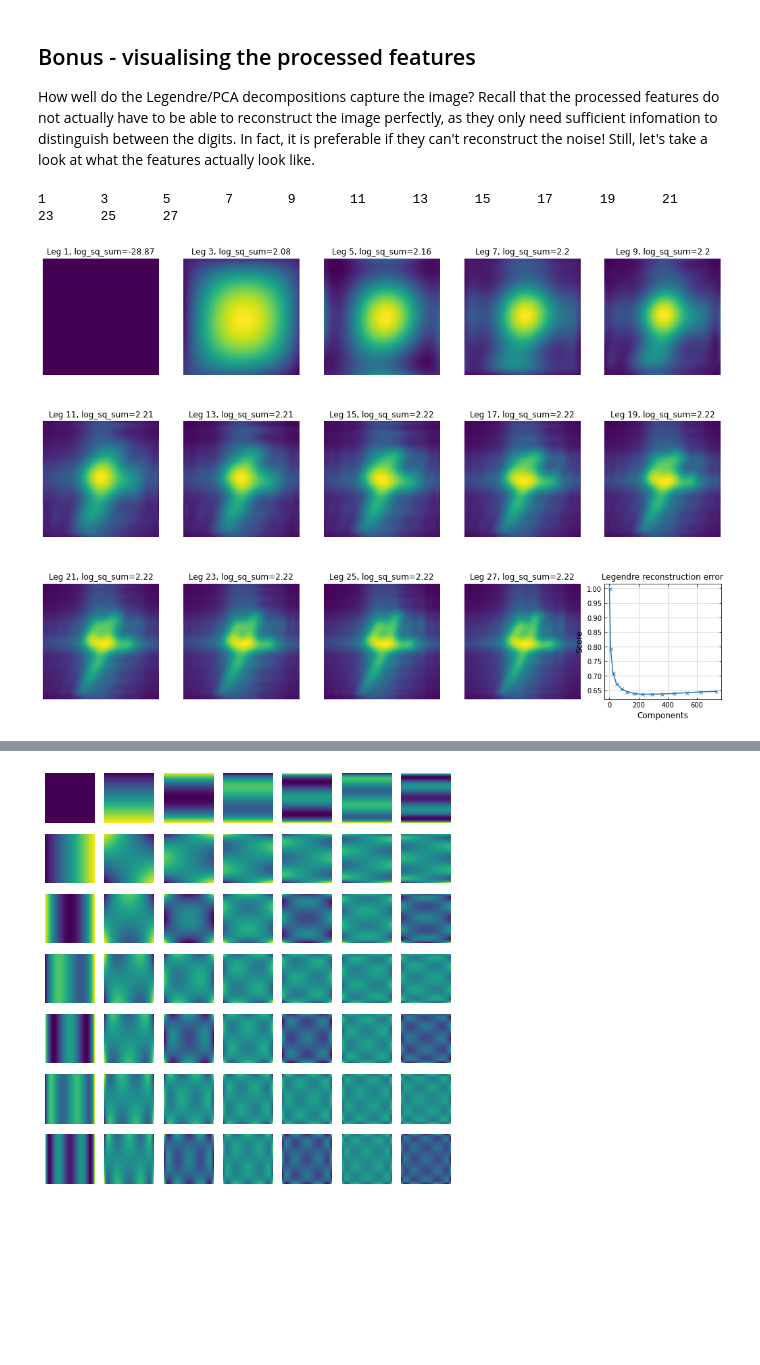
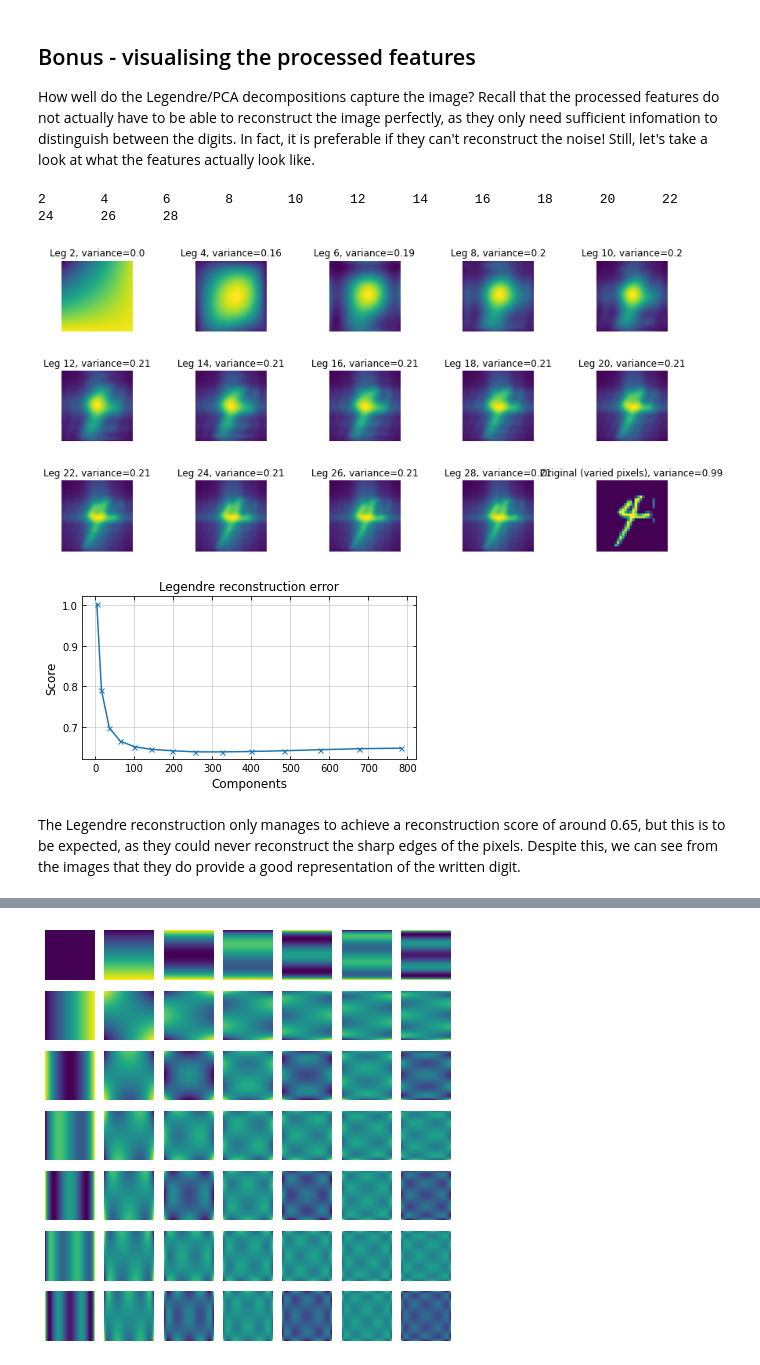
Before and after one commit to pc559/mnist_comparison, a Jupyter notebook: mnist_compare.ipynb, the cells around one changed output, grey strips where cells are left out. Drawn from its saved outputs; the diff is of its cells as text; code cells hidden in the pictures; blank space fills up the shorter version.

```diff
--- a/mnist_compare.ipynb
+++ b/mnist_compare.ipynb
@@ -395,6 +444,6 @@ leg_scores = pd.DataFrame(leg_results, columns=display_cols)
 # %%
-leg_scores['Method name'] = 'MLPClassifier'
-leg_scores['Data prep'] = 'Legendre decomp'
+leg_scores['Method'] = 'MLPClassifier'
+leg_scores['Prep'] = 'Legendre decomp'
 leg_scores['Samples'] = len(X_train)
 leg_scores
 # %% [output]
@@ -463,7 +517,9 @@ with Nmax=13?
 # %%
 X_train_sq = X_train.reshape((-1,28,28))
 X_valid_sq = X_valid.reshape((-1,28,28))
-Nmax = 13
+Nmax_sq = leg_scores['Components'][leg_scores['Validation score']==leg_scores['Validation score'].max()].values[0]
+Nmax = int(np.sqrt(Nmax_sq))
+print(f'Maximum at Nmax={Nmax}, so {Nmax_sq} components.')
 ## # Converting pixel features to Legendre features,
 ## # reducing dimensionality and smoothing.
 ## # Training set:
@@ -489,6 +545,7 @@ for mthd in other_methods:
     n_components = leg_valid.shape[1]
     mthd_pipe = Pipeline([('scaler', StandardScaler()), (mthd.__name__, mthd(**other_params[mthd.__name__]))])
     cut = N_samples_cut[mthd.__name__]
+    print(f'Using {cut} training samples for {mthd.__name__}.', flush=True)
     t1 = time()
     if mthd.__name__=='XGBClassifier':
         label_encoder = LabelEncoder()
@@ -505,5 +562,5 @@ for mthd in other_methods:
         score_valid = accuracy_score(y_valid[:cut], mthd_pipe.predict(leg_valid[:cut]))
         score_train = accuracy_score(y_train[:cut], mthd_pipe.predict(leg_train[:cut]))
     leg_other_results.append([mthd.__name__, cut, score_valid, score_train, t2-t1])
-display_cols = ['Method name', 'Samples', 'Validation score', 'Train score', 'Time taken [s]']
+display_cols = ['Method', 'Samples', 'Validation score', 'Train score', 'Time taken [s]']
 other_methods_scores_leg = pd.DataFrame(leg_other_results, columns=display_cols)
@@ -510,4 +572,4 @@ other_methods_scores_leg = pd.DataFrame(leg_other_results, columns=display_cols)
 # %%
-other_methods_scores_leg['Data prep'] = 'Legendre decomp'
+other_methods_scores_leg['Prep'] = 'Legendre decomp'
 other_methods_scores_leg['Components'] = leg_train.shape[1]
 other_methods_scores_leg
@@ -517,7 +596,7 @@ the following table, which we will order by validation score.
 # %%
 ## # Change this to a plot?
-col1 = 'Method name'
-col2 = 'Data prep'
+col1 = 'Method'
+col2 = 'Prep'
 pca_inds = pca_scores['Validation score']==pca_scores['Validation score'].max()
 leg_inds = leg_scores['Validation score']==leg_scores['Validation score'].max()
 dfs = [other_methods_scores, other_methods_scores_leg, pca_scores[pca_inds], leg_scores[leg_inds], full_score]
@@ -577,42 +658,55 @@ def func(x, y):
     x = np.clip(np.ceil((1+x)*N_pixel/2), 0, 27)
     y = np.clip(np.ceil((1+y)*N_pixel/2), 0, 27)
     temp = to_fit[y.astype(np.int64), x.astype(np.int64)]
     return temp
 
 N_plot = 150
 xs = np.linspace(-1, 1, N_plot, endpoint=True)
 ys = np.linspace(-1, 1, N_plot, endpoint=True)
 f_xs, f_ys = np.meshgrid(xs, ys)[0].flatten(), np.meshgrid(xs, ys)[1].flatten()
 fns = func(f_xs, f_ys)
 
 ## # We should already have this from above?
 #Q = np.zeros((N_pixel, N_pixel))
 #for n in range(N_pixel):
 #    for i in range(N_pixel):
 #        Q[n,i] = quad(lambda x,n=n:eval_legendre(n, x)*np.sqrt(n+0.5), breaks[i], breaks[i+1], epsabs=1.49e-08, epsrel=1.49e-08, limit=50)[0]
-fig, axs = plt.subplots(3, 5, figsize=(18,12))
+fig, axs = plt.subplots(3, 5, figsize=(12,6))
 axs = axs.flatten()
 recon_res = []
-for ind, Nmax in enumerate(range(1, 29, 2)):#range(1,32,10):
+for ind, Nmax in enumerate(range(2, 29, 2)):#range(1,32,10):
     coeffs = np.einsum('ia,ba->ib', Q[:Nmax], to_fit)
     coeffs = np.einsum('jb,ib->ij', Q[:Nmax], coeffs)
     recomp = np.dot(coeffs, [eval_legendre(n, xs) for n in range(Nmax)])
     recomp = np.dot(recomp.T, [eval_legendre(n, xs) for n in range(Nmax)]).flatten()
     recon_res.append([Nmax, np.sum((recomp-fns)**2)/np.sum(fns**2)])
     scale = (28./N_plot)**2 # Relative number of pixels
-    axs[ind].set_title(f'Leg {Nmax}, log_sq_sum={round(np.log10(scale*np.sum(recomp**2)),2)}')
+    axs[ind].set_title(f'Leg {Nmax}, variance={round(np.var(recomp),2)}')
+    #axs[ind].set_title(f'Leg {Nmax}, log_sq_sum={round(np.log10(scale*np.sum(recomp**2)),2)}')
     axs[ind].imshow(recomp.reshape((N_plot,N_plot)), label='recomp', extent=[-1, 1, -1, 1])
     print(Nmax, end='\t', flush=True)
     axs[ind].axis('off')
 recon_res = np.array(recon_res)
-axs[-1].set_title('Legendre reconstruction error')
-axs[-1].plot(recon_res[:,0]**2, recon_res[:,1], '-x')
-axs[-1].set_ylabel('Score')
-axs[-1].set_xlabel('Components')
+axs[-1].set_title(f'Original (varied pixels), variance={round(np.var(fns),2)}')
+axs[-1].axis('off')
+axs[-1].imshow(fns.reshape((N_plot,N_plot)), extent=[-1, 1, -1, 1])
+plt.tight_layout()
 plt.show()
+
+fig, ax = plt.subplots(1,1,figsize=(6,3))
+ax.set_title('Legendre reconstruction error')
+ax.plot(recon_res[:,0]**2, recon_res[:,1], '-x')
+ax.set_ylabel('Score')
+ax.set_xlabel('Components')
+plt.show()
 # %% [output]
-1       3       5       7       9       11      13      15      17      19      21      23      25      27
+2       4       6       8       10      12      14      16      18      20      22      24      26      28
-[figure, old version]
+[figure, new version]
+[figure, added]
+# %% [markdown]
+The Legendre reconstruction only manages to achieve a reconstruction score of around 0.65, but this is to be expected,
+as they could never reconstruct the sharp edges of the pixels. Despite this, we can see from the images that
+they do provide a good representation of the written digit.
 # %%
 fig, axs = plt.subplots(1, 3, figsize=(18,6))
 axs[0].set_title(f'Leg {Nmax}')
```
Also changed, not shown: parts of 34 cells of this notebook.
